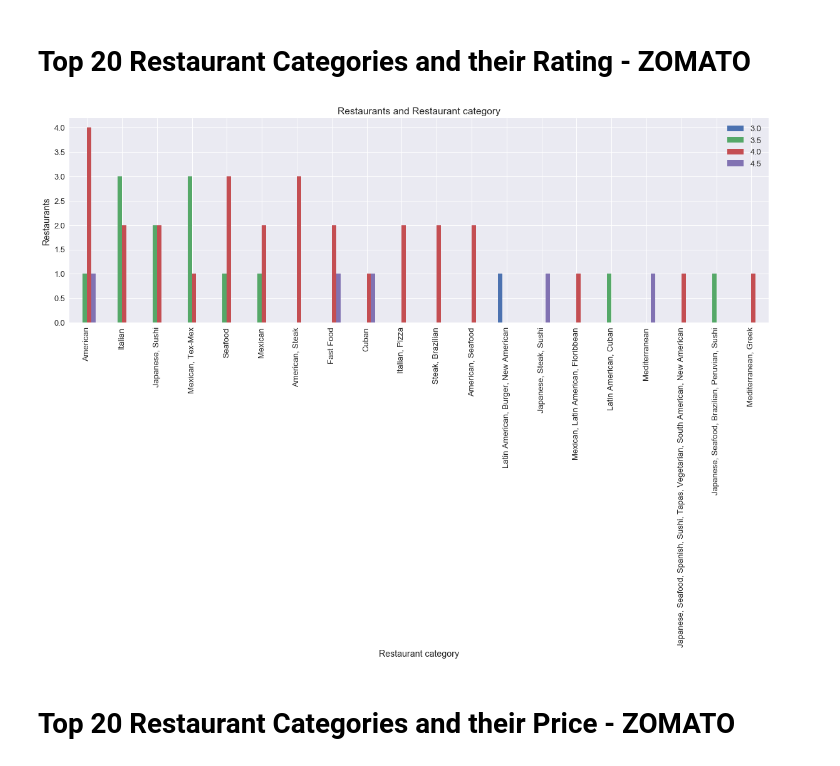
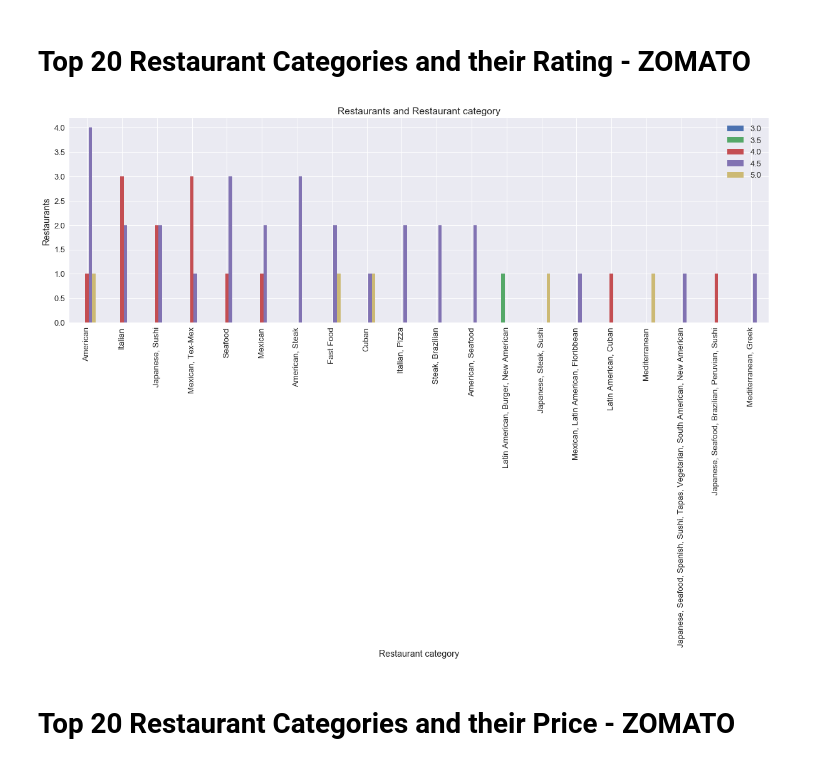
Before and after one commit to imjuoy/HungryGator, a Jupyter notebook: src/Hungrygator_Source_Code.ipynb, the cells around one changed output. Drawn from its saved outputs; the diff is of its cells as text; code cells hidden in the pictures.

```diff
--- a/src/Hungrygator_Source_Code.ipynb
+++ b/src/Hungrygator_Source_Code.ipynb
@@ -422,20 +428,22 @@ plt.show()
 # %%
 zomato = zomato.sort_values('rating', ascending=False)
 # %%
+import matplotlib.ticker as ticker
 sns.set(font_scale=1.3)
 fig, ax = plt.subplots(figsize=(20,6))
 df = pd.crosstab(zomato.category,zomato.ratingbucket)
-df.columns = [3.0,3.5,4.0,4.5]
-df['total'] = df[3.0]+ df[3.5]+ df[4.0] + df[4.5]
+df.columns = [3.0,3.5,4.0,4.5,5.0]
+df['total'] = df[3.0]+ df[3.5]+ df[4.0] + df[4.5]+ df[5.0]
 df = df.sort_values('total', ascending=False)
 del df['total']
 df.head(20).plot(ax=ax, kind='bar')
 plt.title('Restaurants and Restaurant category')
+# plt.xticks(np.arange(1, 5, 1.0))
 plt.xlabel('Restaurant category')
 plt.ylabel('Restaurants')
 plt.show()
 # %% [output]
-[figure, old version]
+[figure, new version]
 # %% [markdown]
 # Top 20 Restaurant Categories and their Price - ZOMATO
 # %%
```
Also changed, not shown: parts of 23 cells of this notebook.
